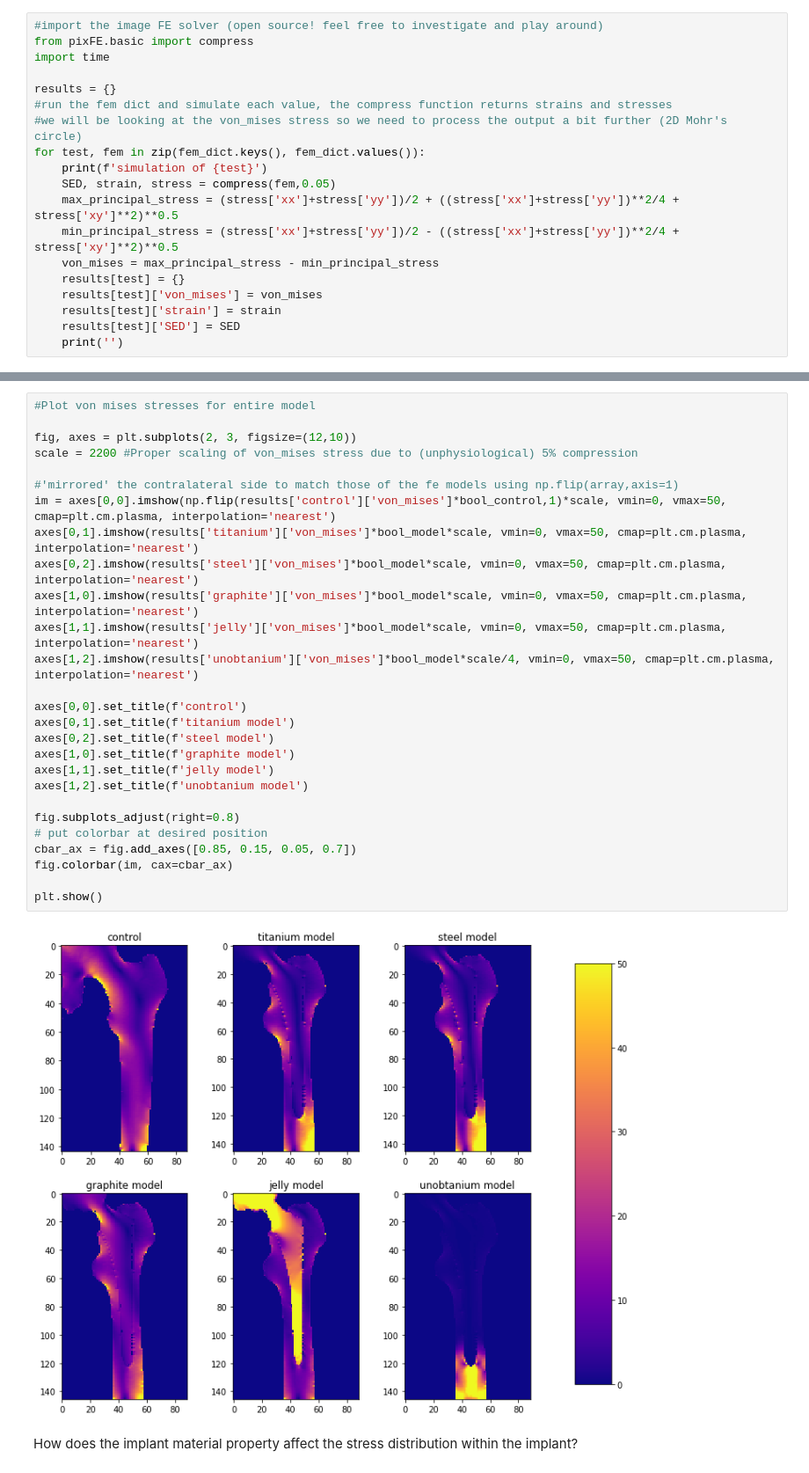
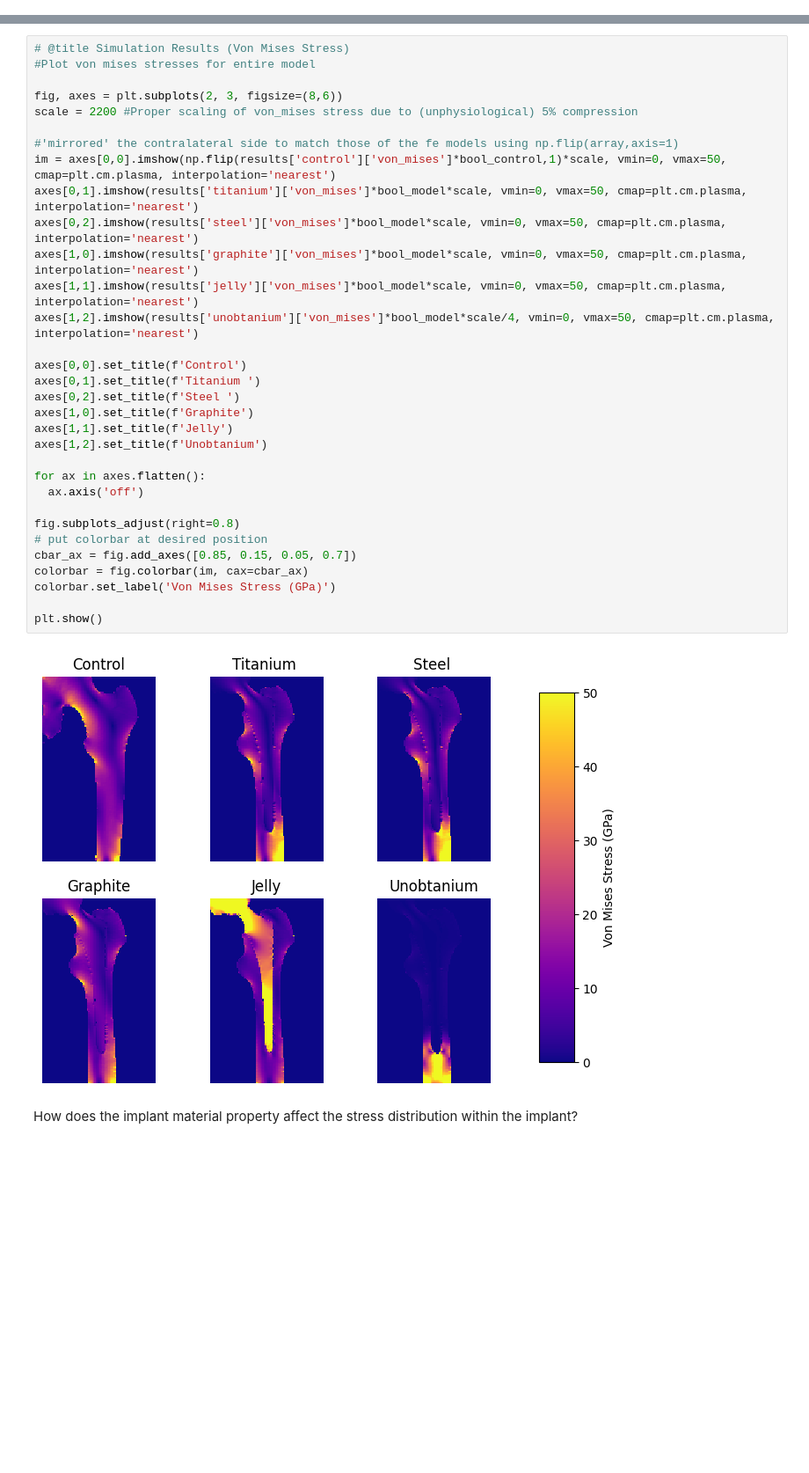
Before and after one commit to DrWalleTeaching/Modelling-and-Simulation, a Jupyter notebook: Modelling and Simulation.ipynb, the cells around one changed output, grey strips where cells are left out. Shown: that part at 88% size. Drawn from its saved outputs; the diff is of its cells as text; blank space fills up the shorter version.

```diff
--- a/Modelling and Simulation.ipynb
+++ b/Modelling and Simulation.ipynb
@@ -167,19 +307,0 @@ fem_dict['control'] = healthy
-# %%
-#import the image FE solver (open source! feel free to investigate and play around)
-from pixFE.basic import compress
-import time
-
-results = {}
-#run the fem dict and simulate each value, the compress function returns strains and stresses
-#we will be looking at the von_mises stress so we need to process the output a bit further (2D Mohr's circle)
-for test, fem in zip(fem_dict.keys(), fem_dict.values()):
-    print(f'simulation of {test}')
-    SED, strain, stress = compress(fem,0.05)
-    max_principal_stress = (stress['xx']+stress['yy'])/2 + ((stress['xx']+stress['yy'])**2/4 + stress['xy']**2)**0.5
-    min_principal_stress = (stress['xx']+stress['yy'])/2 - ((stress['xx']+stress['yy'])**2/4 + stress['xy']**2)**0.5
-    von_mises = max_principal_stress - min_principal_stress
-    results[test] = {}
-    results[test]['von_mises'] = von_mises
-    results[test]['strain'] = strain
-    results[test]['SED'] = SED
-    print('')
@@ -206,32 +308,37 @@ Total Time : 3.627105951309204
 # %%
+# @title Simulation Results (Von Mises Stress)
 #Plot von mises stresses for entire model
 
-fig, axes = plt.subplots(2, 3, figsize=(12,10))
+fig, axes = plt.subplots(2, 3, figsize=(8,6))
 scale = 2200 #Proper scaling of von_mises stress due to (unphysiological) 5% compression
 
 #'mirrored' the contralateral side to match those of the fe models using np.flip(array,axis=1)
 im = axes[0,0].imshow(np.flip(results['control']['von_mises']*bool_control,1)*scale, vmin=0, vmax=50, cmap=plt.cm.plasma, interpolation='nearest')
 axes[0,1].imshow(results['titanium']['von_mises']*bool_model*scale, vmin=0, vmax=50, cmap=plt.cm.plasma, interpolation='nearest')
 axes[0,2].imshow(results['steel']['von_mises']*bool_model*scale, vmin=0, vmax=50, cmap=plt.cm.plasma, interpolation='nearest')
 axes[1,0].imshow(results['graphite']['von_mises']*bool_model*scale, vmin=0, vmax=50, cmap=plt.cm.plasma, interpolation='nearest')
 axes[1,1].imshow(results['jelly']['von_mises']*bool_model*scale, vmin=0, vmax=50, cmap=plt.cm.plasma, interpolation='nearest')
 axes[1,2].imshow(results['unobtanium']['von_mises']*bool_model*scale/4, vmin=0, vmax=50, cmap=plt.cm.plasma, interpolation='nearest')
 
-axes[0,0].set_title(f'control')
-axes[0,1].set_title(f'titanium model')
-axes[0,2].set_title(f'steel model')
-axes[1,0].set_title(f'graphite model')
-axes[1,1].set_title(f'jelly model')
-axes[1,2].set_title(f'unobtanium model')
+axes[0,0].set_title(f'Control')
+axes[0,1].set_title(f'Titanium ')
+axes[0,2].set_title(f'Steel ')
+axes[1,0].set_title(f'Graphite')
+axes[1,1].set_title(f'Jelly')
+axes[1,2].set_title(f'Unobtanium')
+
+for ax in axes.flatten():
+  ax.axis('off')
 
 fig.subplots_adjust(right=0.8)
 # put colorbar at desired position
 cbar_ax = fig.add_axes([0.85, 0.15, 0.05, 0.7])
-fig.colorbar(im, cax=cbar_ax)
+colorbar = fig.colorbar(im, cax=cbar_ax)
+colorbar.set_label('Von Mises Stress (GPa)')
 
 plt.show()
 # %% [output]
-[figure, old version]
+[figure, new version]
 # %% [markdown]
 How does the implant material property affect the stress distribution within the implant?
 # %%
```
Also changed, not shown: parts of 19 cells of this notebook.
